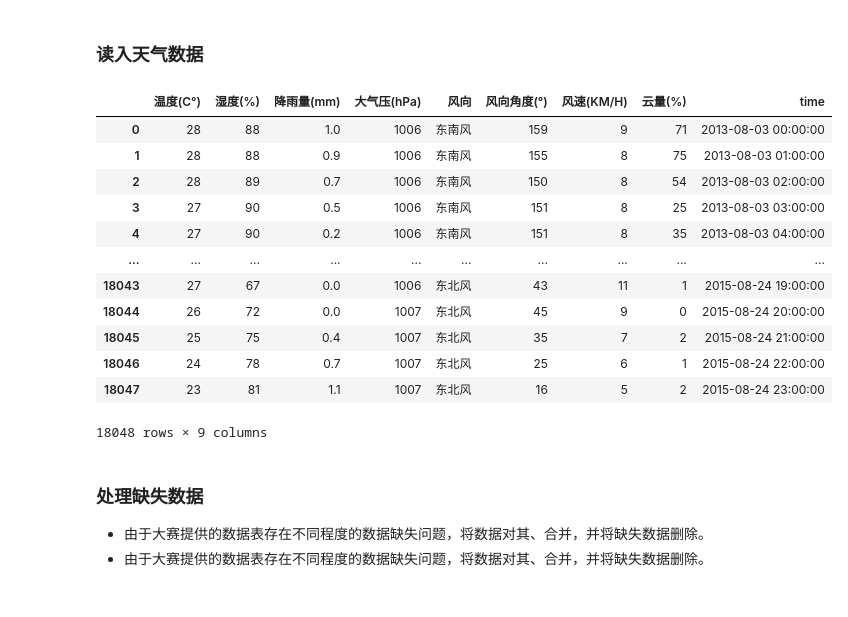
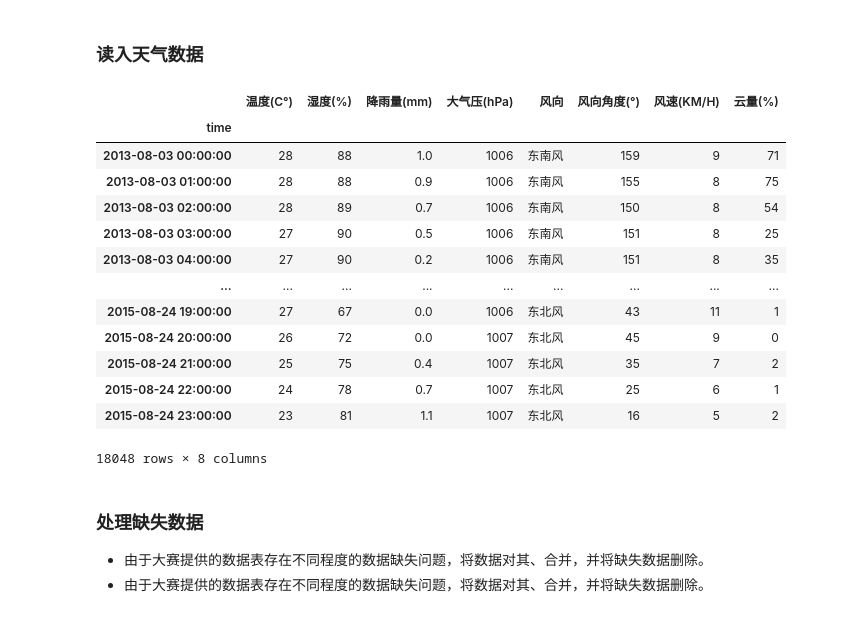
Before and after one commit to ZongXR/Smart-Building-Energy-Consumption-Prediction, a Jupyter notebook: notebooks/LightGBM.ipynb, the cells around one changed output. Saved outputs shown, nothing was run; the diff lists cells and outputs as text; code cells hidden in the pictures.

```diff
--- a/notebooks/LightGBM.ipynb
+++ b/notebooks/LightGBM.ipynb
@@ -53,23 +60,25 @@ data_dict
 # %%
 wh = pd.read_csv("../data/Data_A/天气.csv")
 wh["日期"] = pd.to_datetime(wh["日期"])
 wh["time"] = wh["日期"] + pd.to_timedelta(wh["小时"], "h")
 wh.drop(["Unnamed: 0", "日期", "小时"], axis=1, inplace=True)
+wh = wh.set_index("time", drop=True)
 wh
 # %% [output]
-|  | 温度(C°) | 湿度(%) | 降雨量(mm) | 大气压(hPa) | 风向 | 风向角度(°) | 风速(KM/H) | 云量(%) | time |
-| 0 | 28 | 88 | 1.0 | 1006 | 东南风 | 159 | 9 | 71 | 2013-08-03 00:00:00 |
-| 1 | 28 | 88 | 0.9 | 1006 | 东南风 | 155 | 8 | 75 | 2013-08-03 01:00:00 |
-| 2 | 28 | 89 | 0.7 | 1006 | 东南风 | 150 | 8 | 54 | 2013-08-03 02:00:00 |
-| 3 | 27 | 90 | 0.5 | 1006 | 东南风 | 151 | 8 | 25 | 2013-08-03 03:00:00 |
-| 4 | 27 | 90 | 0.2 | 1006 | 东南风 | 151 | 8 | 35 | 2013-08-03 04:00:00 |
-| ... | ... | ... | ... | ... | ... | ... | ... | ... | ... |
-| 18043 | 27 | 67 | 0.0 | 1006 | 东北风 | 43 | 11 | 1 | 2015-08-24 19:00:00 |
-| 18044 | 26 | 72 | 0.0 | 1007 | 东北风 | 45 | 9 | 0 | 2015-08-24 20:00:00 |
-| 18045 | 25 | 75 | 0.4 | 1007 | 东北风 | 35 | 7 | 2 | 2015-08-24 21:00:00 |
-| 18046 | 24 | 78 | 0.7 | 1007 | 东北风 | 25 | 6 | 1 | 2015-08-24 22:00:00 |
-| 18047 | 23 | 81 | 1.1 | 1007 | 东北风 | 16 | 5 | 2 | 2015-08-24 23:00:00 |
+|  | 温度(C°) | 湿度(%) | 降雨量(mm) | 大气压(hPa) | 风向 | 风向角度(°) | 风速(KM/H) | 云量(%) |
+| time |  |  |  |  |  |  |  |  |
+| 2013-08-03 00:00:00 | 28 | 88 | 1.0 | 1006 | 东南风 | 159 | 9 | 71 |
+| 2013-08-03 01:00:00 | 28 | 88 | 0.9 | 1006 | 东南风 | 155 | 8 | 75 |
+| 2013-08-03 02:00:00 | 28 | 89 | 0.7 | 1006 | 东南风 | 150 | 8 | 54 |
+| 2013-08-03 03:00:00 | 27 | 90 | 0.5 | 1006 | 东南风 | 151 | 8 | 25 |
+| 2013-08-03 04:00:00 | 27 | 90 | 0.2 | 1006 | 东南风 | 151 | 8 | 35 |
+| ... | ... | ... | ... | ... | ... | ... | ... | ... |
+| 2015-08-24 19:00:00 | 27 | 67 | 0.0 | 1006 | 东北风 | 43 | 11 | 1 |
+| 2015-08-24 20:00:00 | 26 | 72 | 0.0 | 1007 | 东北风 | 45 | 9 | 0 |
+| 2015-08-24 21:00:00 | 25 | 75 | 0.4 | 1007 | 东北风 | 35 | 7 | 2 |
+| 2015-08-24 22:00:00 | 24 | 78 | 0.7 | 1007 | 东北风 | 25 | 6 | 1 |
+| 2015-08-24 23:00:00 | 23 | 81 | 1.1 | 1007 | 东北风 | 16 | 5 | 2 |
-18048 rows × 9 columns
+18048 rows × 8 columns
 # %% [markdown]
 <h3>处理缺失数据</h3>
 <ul>
```
Also changed, not shown: parts of 56 cells of this notebook, 2 other files.
